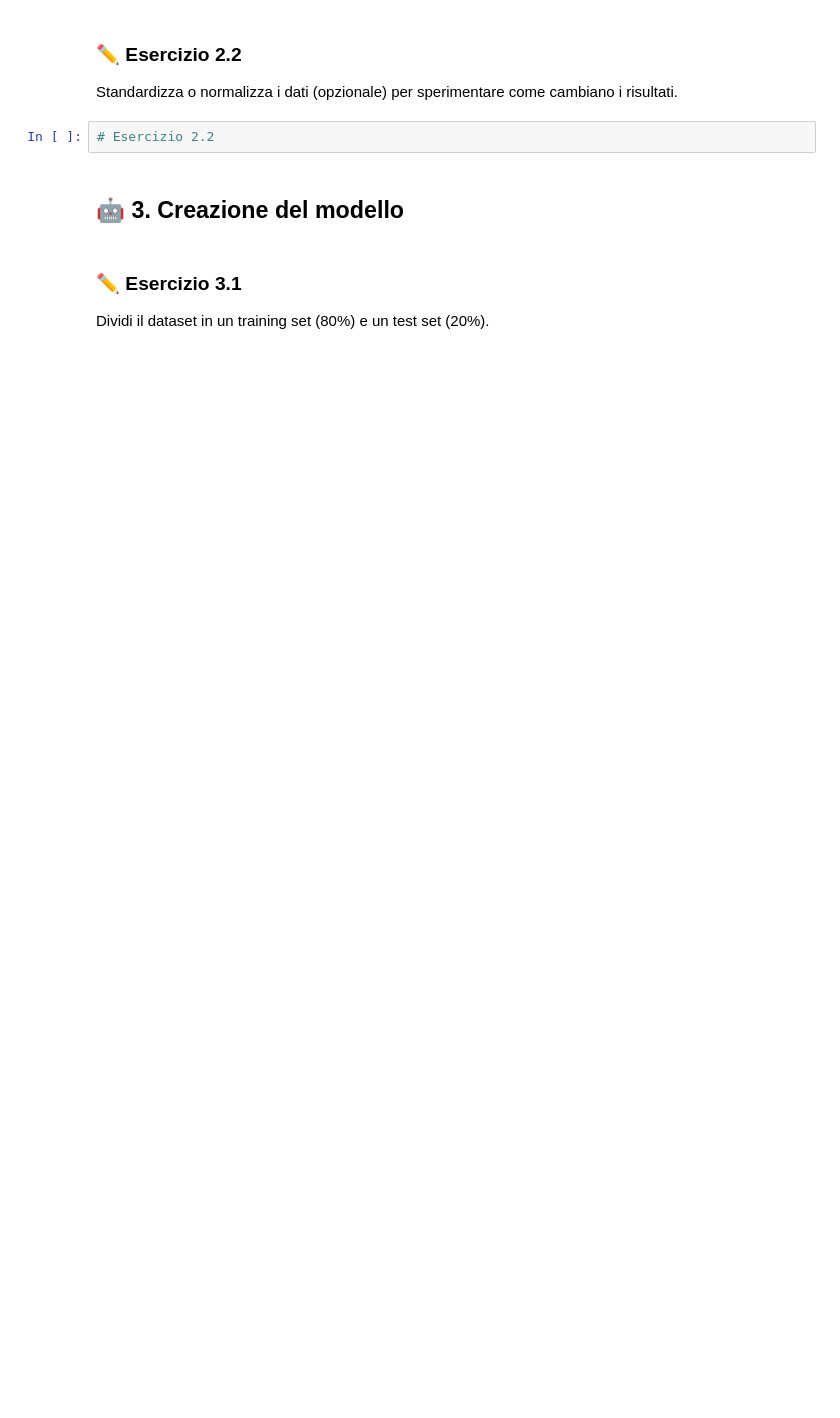
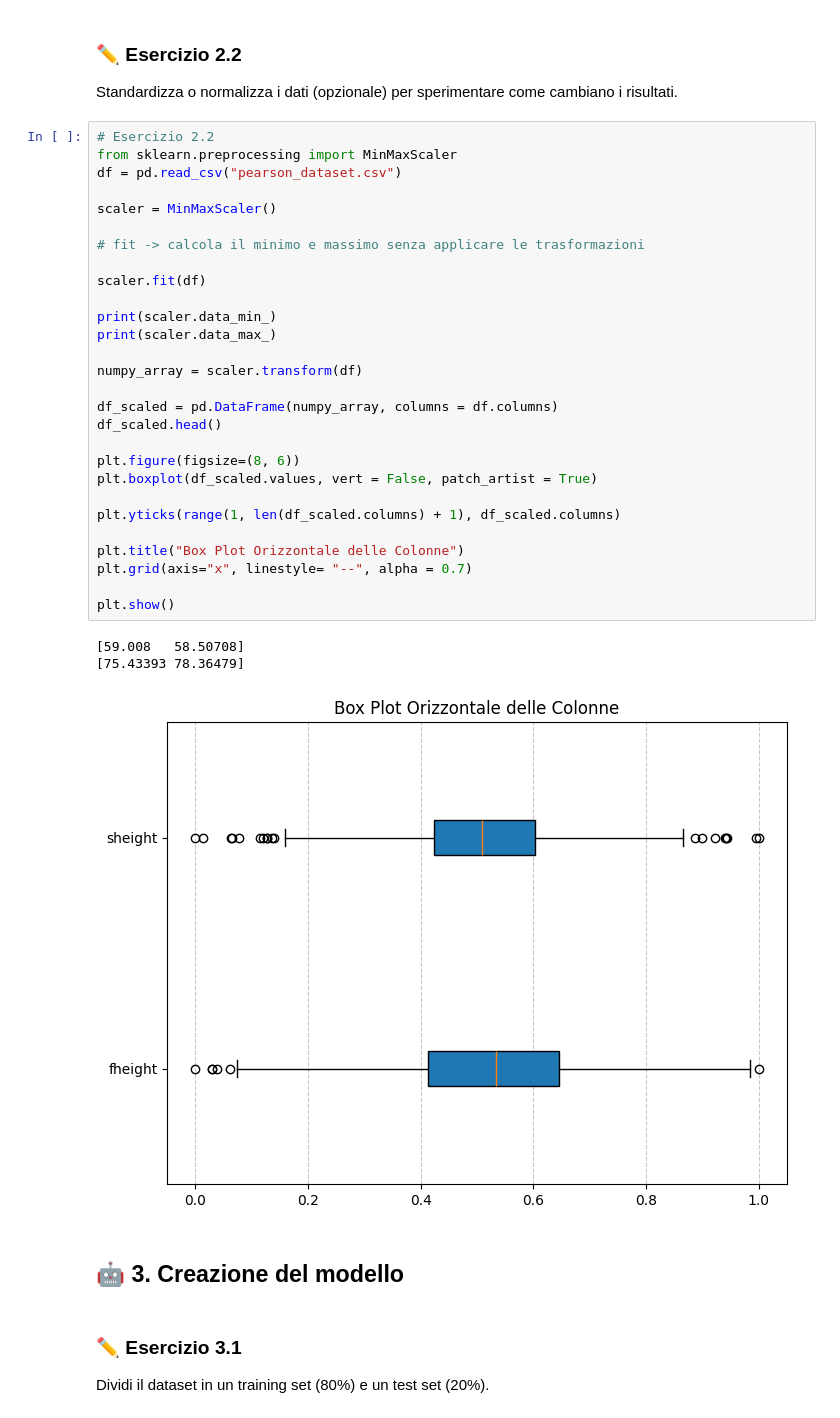
Before and after one commit to ladichriss/linear-regression, a Jupyter notebook: Regressione_Lineare_Altezze.ipynb, the cells around one changed output. Saved outputs shown, nothing was run; the diff lists cells and outputs as text; blank space fills up the shorter version.

```diff
--- a/Regressione_Lineare_Altezze.ipynb
+++ b/Regressione_Lineare_Altezze.ipynb
@@ -220,6 +217,36 @@ Outlier trovati:
 Standardizza o normalizza i dati (opzionale) per sperimentare come cambiano i risultati.
 # %%
 # Esercizio 2.2
+from sklearn.preprocessing import MinMaxScaler
+df = pd.read_csv("pearson_dataset.csv")
+
+scaler = MinMaxScaler()
+
+# fit -> calcola il minimo e massimo senza applicare le trasformazioni
+
+scaler.fit(df)
+
+print(scaler.data_min_)
+print(scaler.data_max_)
+
+numpy_array = scaler.transform(df)
+
+df_scaled = pd.DataFrame(numpy_array, columns = df.columns)
+df_scaled.head()
+
+plt.figure(figsize=(8, 6))
+plt.boxplot(df_scaled.values, vert = False, patch_artist = True)
+
+plt.yticks(range(1, len(df_scaled.columns) + 1), df_scaled.columns)
+
+plt.title("Box Plot Orizzontale delle Colonne")
+plt.grid(axis="x", linestyle= "--", alpha = 0.7)
+
+plt.show()
+# %% [output]
+[59.008   58.50708]
+[75.43393 78.36479]
+[figure, added]
 # %% [markdown]
 ## 🤖 3. Creazione del modello
 # %% [markdown]
```
Also changed, not shown: parts of 3 cells of this notebook.
